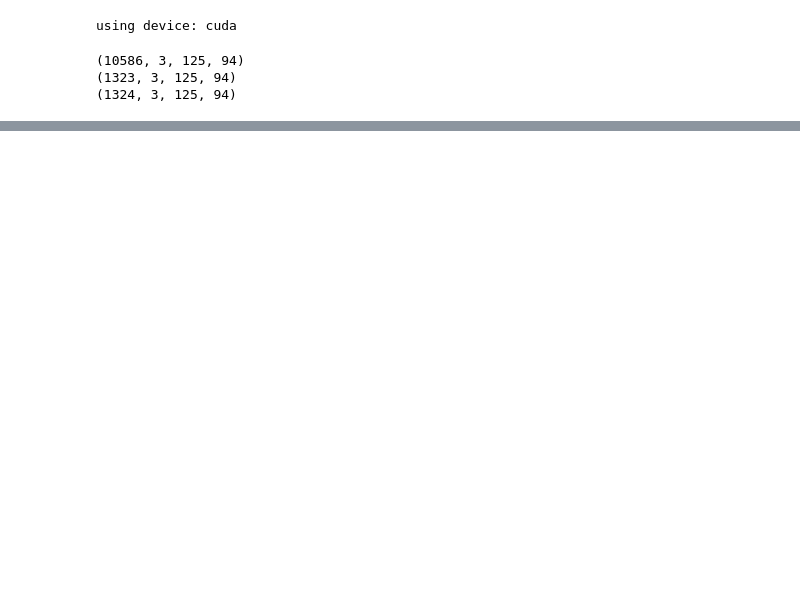
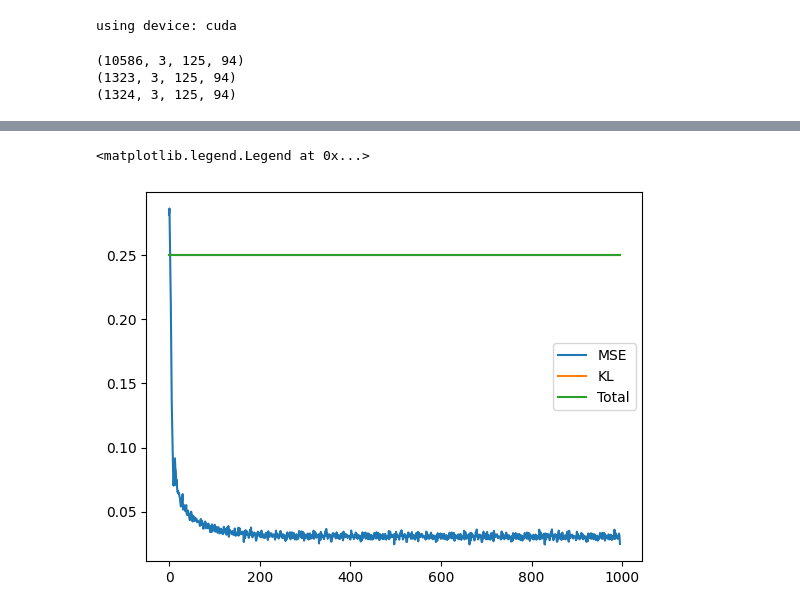
Before and after one commit to rwbakerUMASS/682-Final-Project, a Jupyter notebook: run_model.ipynb, the cells around one changed output, grey strips where cells are left out. Cells and saved outputs as stored; diff of their text form; code cells hidden in the pictures; blank space fills up the shorter version.

```diff
--- a/run_model.ipynb
+++ b/run_model.ipynb
@@ -41,9 +41,9 @@ from loss import LogCoshLoss
 model = AutoEncoder()
 print(sum(p.numel() for p in model.parameters() if p.requires_grad))
 
-optim = torch.optim.Adam(model.parameters(), lr=1e-3)
+optim = torch.optim.Adam(model.parameters(), lr=5e-4)
 
-trainer = Trainer(model, optim, device, train_dl, val_dl,kl_factor=1e-5,kl_rate=1e-4)
+trainer = Trainer(model, optim, device, train_dl, val_dl,kl_factor=100,kl_rate=1,kl_max=100)
 torch.cuda.empty_cache()
-trainer.train_model(epochs=15)
+mse, kl, total = trainer.train_model(epochs=6,print_every=100)
 # %% [output]
@@ -56,2 +67,13 @@ KeyboardInterrupt:
+# %%
+total = np.minimum(total,0.25)
+kl = np.minimum(kl,0.25)
+
+plt.plot(range(len(mse)),mse,label='MSE')
+plt.plot(range(len(kl)),kl,label='KL')
+plt.plot(range(len(total)),total,label='Total')
+plt.legend()
+# %% [output]
+<matplotlib.legend.Legend at 0x...>
+[figure, added]
 # %%
 f = plt.figure()
```
Also changed, not shown: parts of 4 cells of this notebook, 16 other files.
